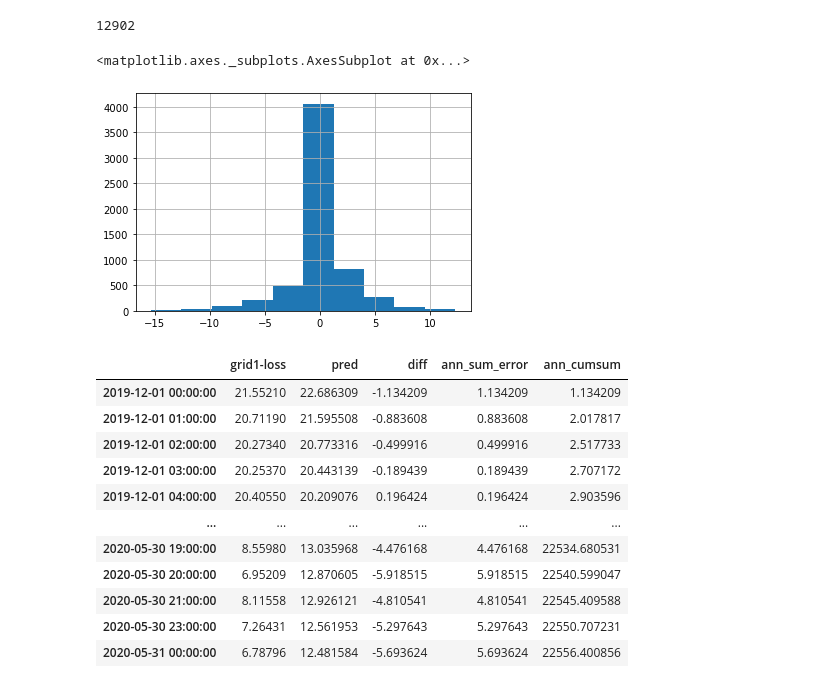
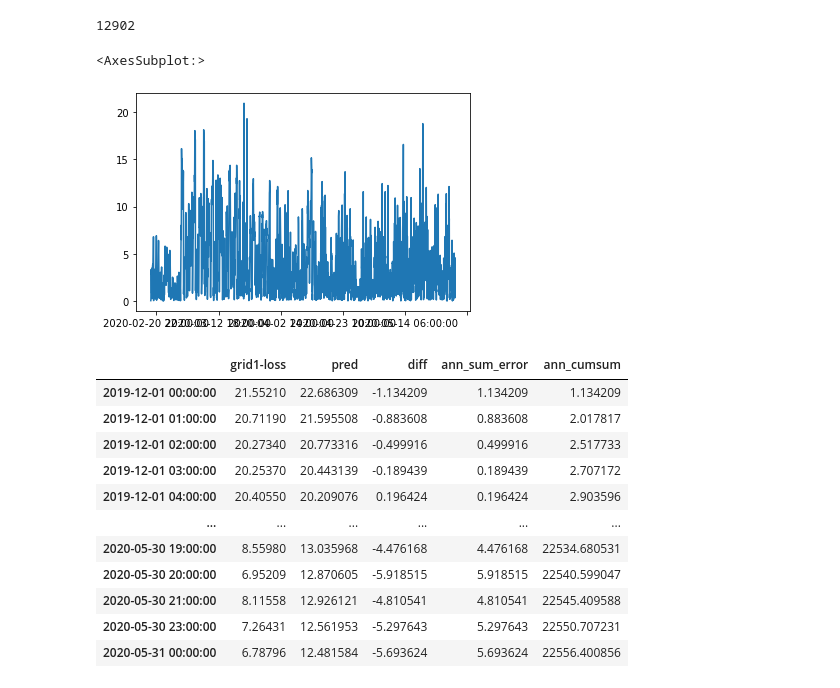
Before and after one commit to Siglangf/timeseries-prediction, a Jupyter notebook: ANN_in_hybrid.ipynb, the cells around one changed output. Saved outputs shown, nothing was run; the diff lists cells and outputs as text; code cells hidden in the pictures.

```diff
--- a/ANN_in_hybrid.ipynb
+++ b/ANN_in_hybrid.ipynb
@@ -94,11 +94,11 @@ temp = df.copy()
 temp['pred_residuals'] = np.nan
 temp['pred_residuals'].iloc[-len(y_pred):] = y_pred
 #(temp['residuals']-temp['pred_residuals']).dropna().hist()
-# %%
-temp["pred_residuals"].hist()
-# %% [output]
-<matplotlib.axes._subplots.AxesSubplot at 0x...>
-[figure, removed]
+# %%
+(abs(temp['residuals']-temp["pred_residuals"])).plot()
+# %% [output]
+<AxesSubplot:>
+[figure, added]
 # %%
 df_from_ANN = pd.read_pickle('ANN_alone_forecast.pkl')
 # %%
```
Also changed, not shown: parts of 11 cells of this notebook, 4 other files.
